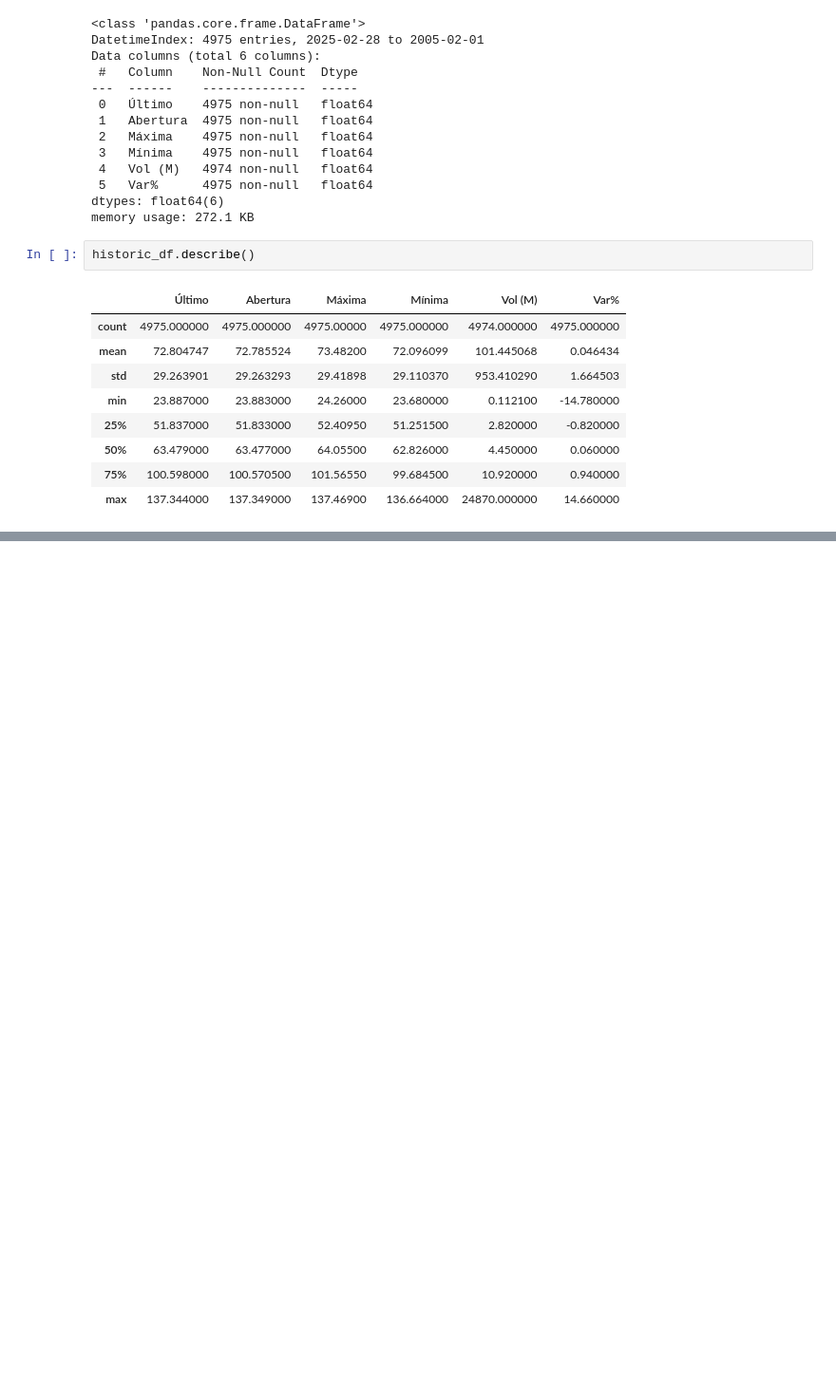
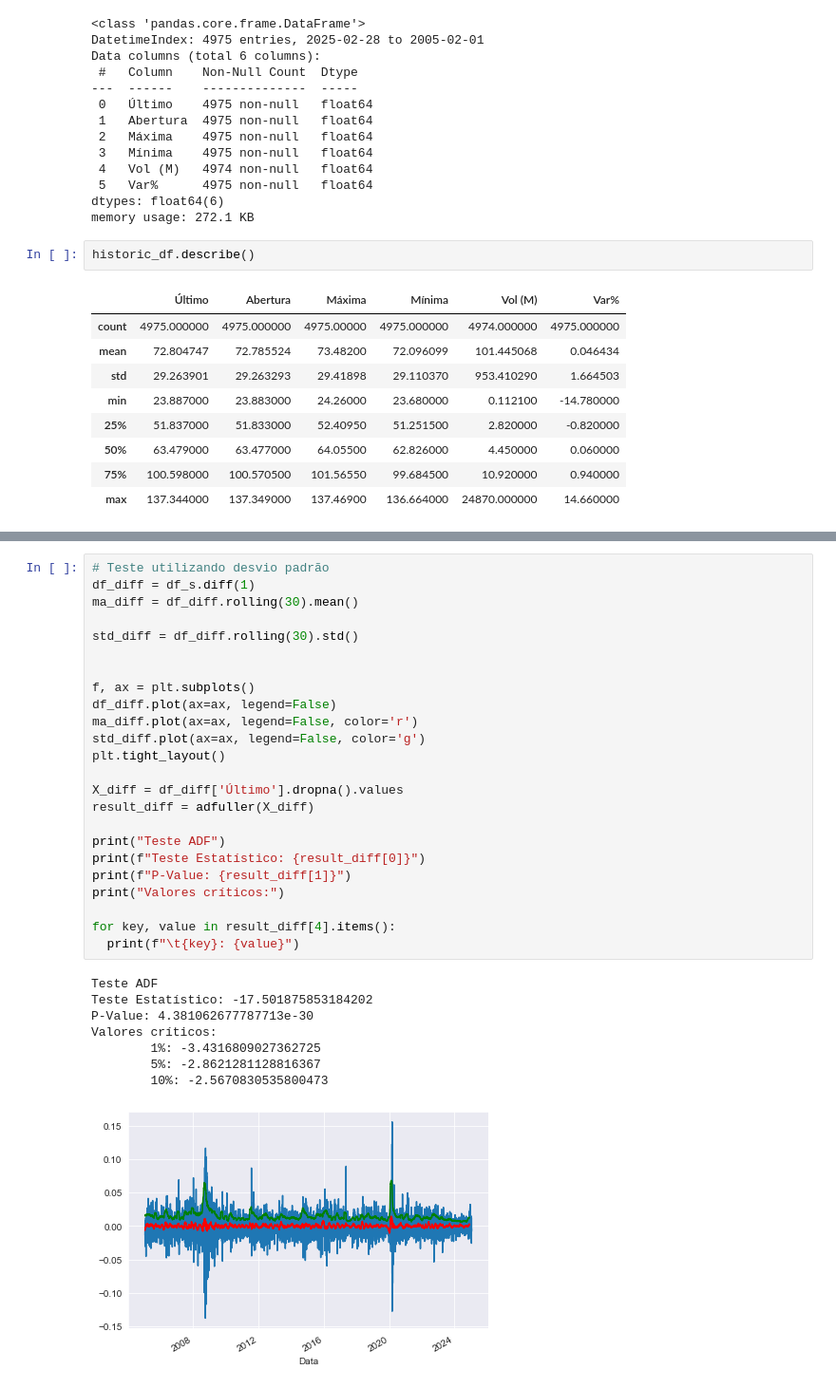
Before and after one commit to luishrufino/previsao_ibovespa, a Jupyter notebook: Machine Code.ipynb, the cells around one changed output, grey strips where cells are left out. Shown at 95% size. Saved outputs shown, nothing was run; the diff lists cells and outputs as text; blank space fills up the shorter version.

```diff
--- a/Machine Code.ipynb
+++ b/Machine Code.ipynb
@@ -48,0 +116,33 @@ historic_df.describe()
+# %%
+# Teste utilizando desvio padrão
+df_diff = df_s.diff(1)
+ma_diff = df_diff.rolling(30).mean()
+
+std_diff = df_diff.rolling(30).std()
+
+
+f, ax = plt.subplots()
+df_diff.plot(ax=ax, legend=False)
+ma_diff.plot(ax=ax, legend=False, color='r')
+std_diff.plot(ax=ax, legend=False, color='g')
+plt.tight_layout()
+
+X_diff = df_diff['Último'].dropna().values
+result_diff = adfuller(X_diff)
+
+print("Teste ADF")
+print(f"Teste Estatístico: {result_diff[0]}")
+print(f"P-Value: {result_diff[1]}")
+print("Valores críticos:")
+
+for key, value in result_diff[4].items():
+  print(f"\t{key}: {value}")
+# %% [output]
+Teste ADF
+Teste Estatístico: -17.501875853184202
+P-Value: 4.381062677787713e-30
+Valores críticos:
+        1%: -3.4316809027362725
+        5%: -2.8621281128816367
+        10%: -2.5670830535800473
+[figure, added]
```
Also changed, not shown: parts of 7 cells of this notebook.
